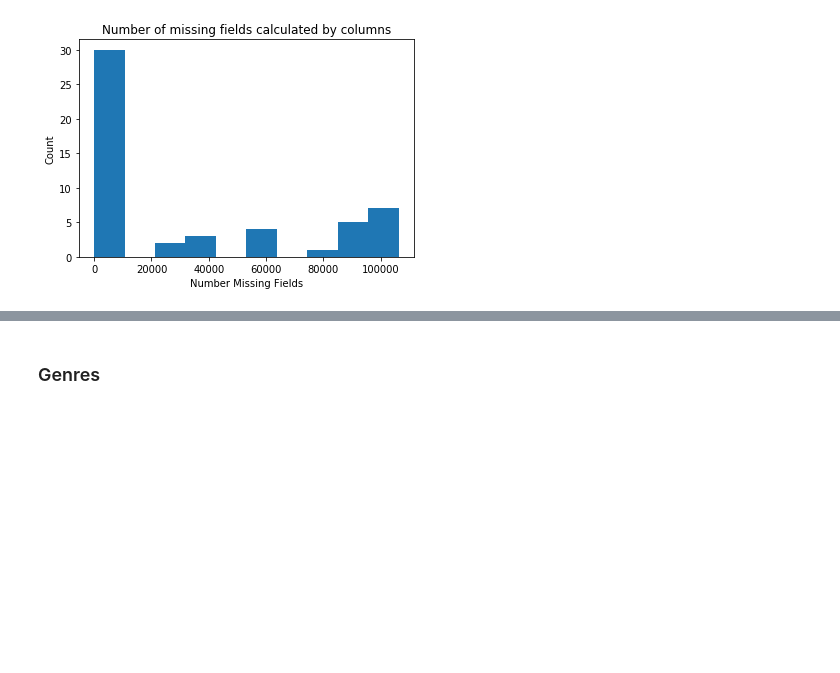
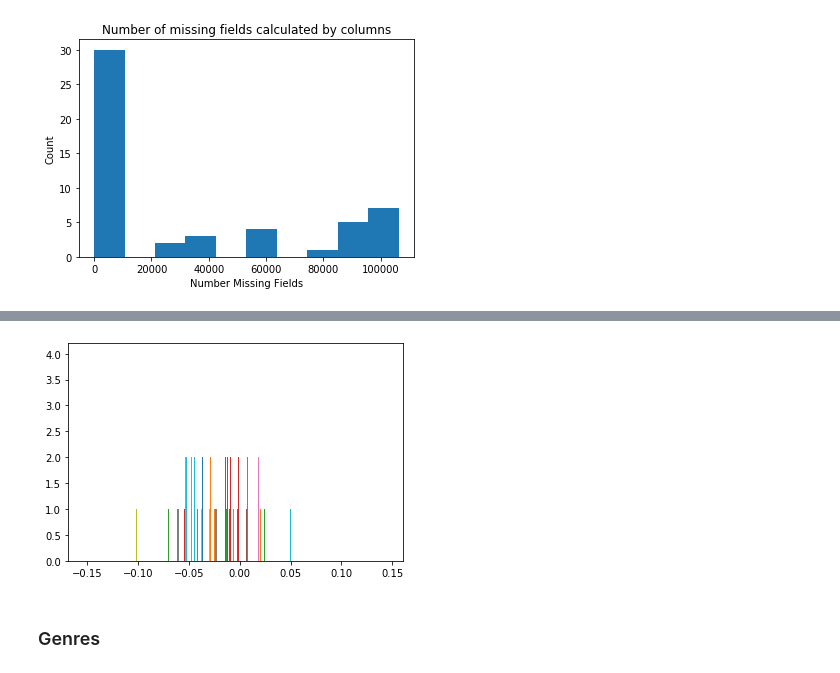
Before and after one commit to ryanmswan/springboard, a Jupyter notebook: capstone_eda/capstone_1_fma_analysis.ipynb, the cells around one changed output, grey strips where cells are left out. Saved outputs shown, nothing was run; the diff lists cells and outputs as text; code cells hidden in the pictures; blank space fills up the shorter version.

Commit message:
Updated capstone project notebook -Added additional correlation analysis -Added partitioning of geographic zones by continent

```diff
--- a/capstone_eda/capstone_1_fma_analysis.ipynb
+++ b/capstone_eda/capstone_1_fma_analysis.ipynb
@@ -135,0 +180,6 @@ tracks_na.run_analysis()
+# %%
+# Correlation of each feature with target value
+dummy_genre = pd.get_dummies(tracks.track.genre_top)
+dummy_tracks = pd.concat([dummy_genre, tracks], axis=1)
+dummy_corr = dummy_tracks.corr()
+print(dummy_corr)
@@ -135,0 +204,2 @@ tracks_na.run_analysis()
+# %%
+dummy_corr[dummy_corr == 1] = np.nan
@@ -136,3 +226,8 @@ tracks_na.run_analysis()
+# %%
+plt.hist(dummy_corr[['Rock','Experimental','Classical','Hip-Hop']], bins=20)
+plt.show()
+# %% [output]
+[figure, added]
 # %% [markdown]
 ### Genres
 # %%
```
Also changed, not shown: parts of 17 cells of this notebook.
